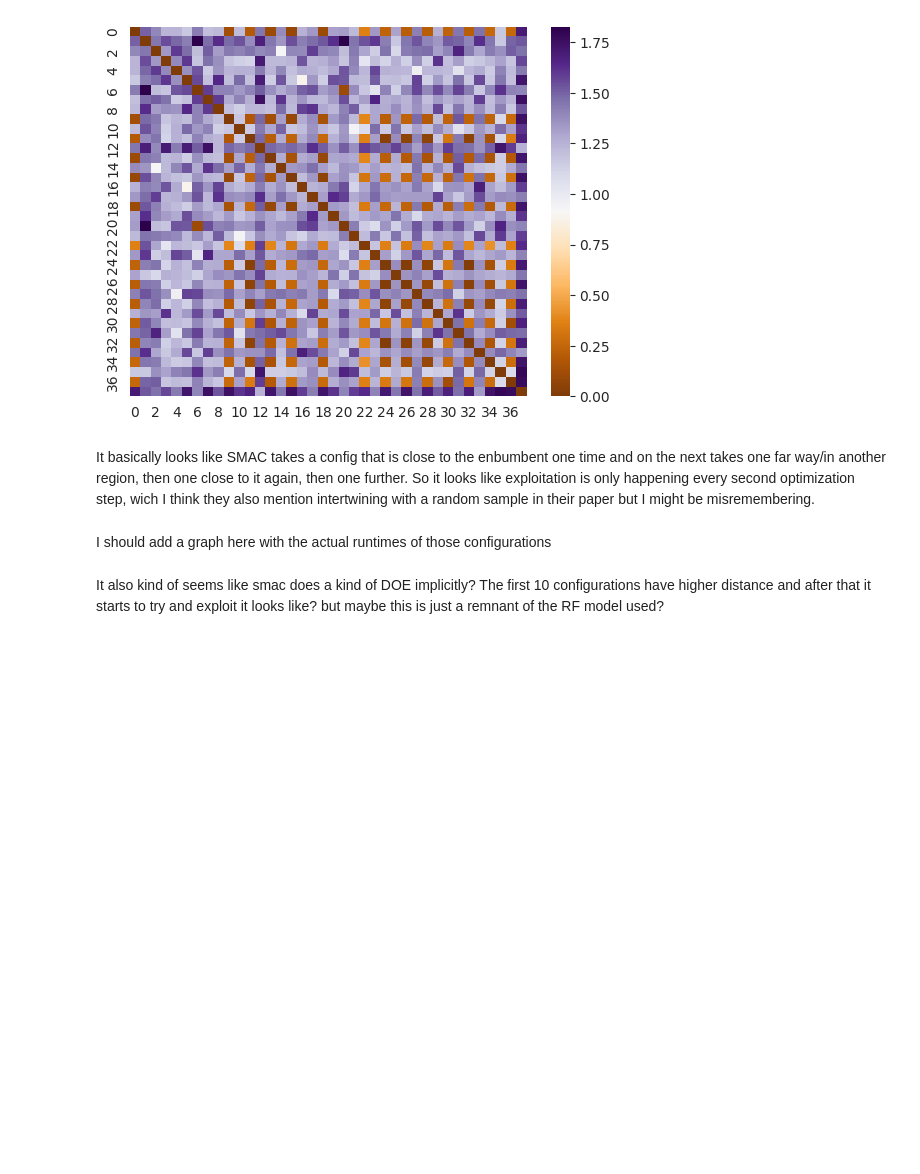
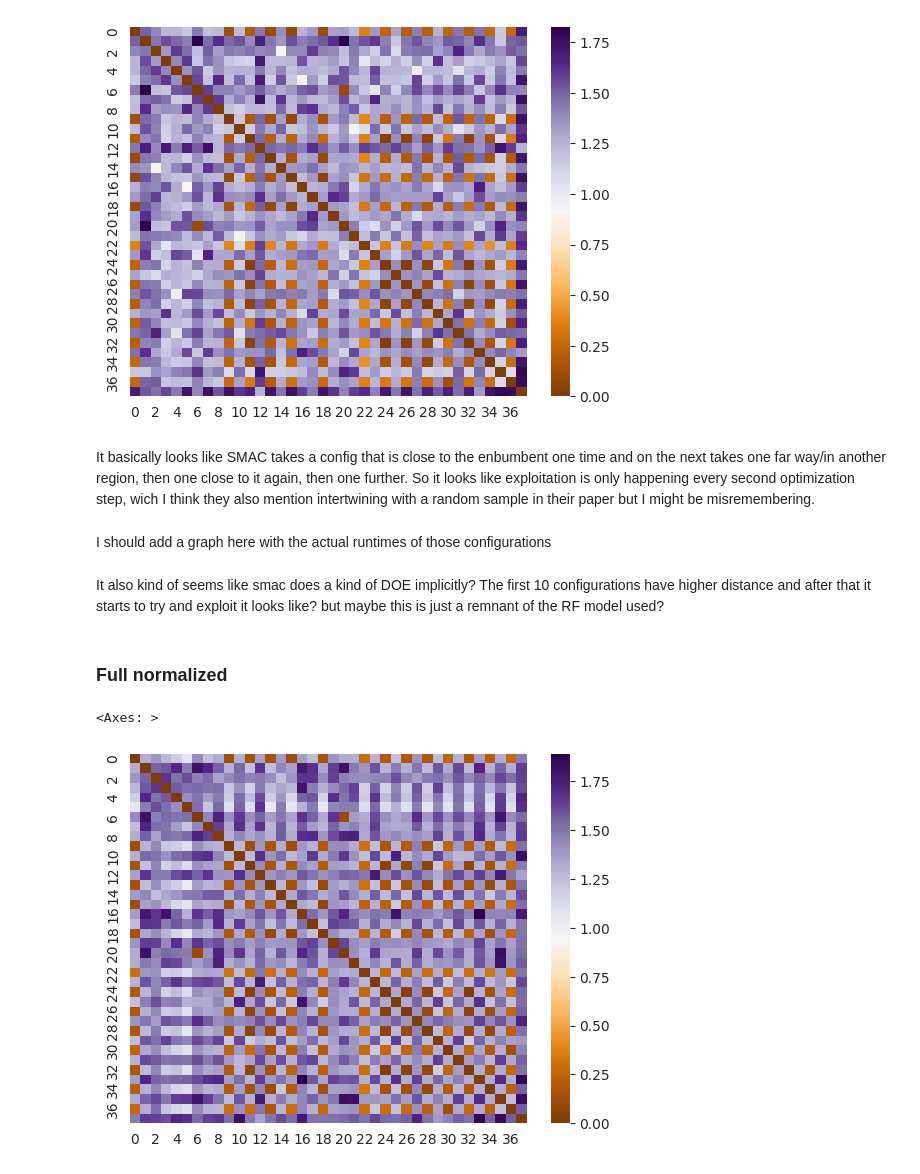
Before and after one commit to Skippybal/Styx, a Jupyter notebook: Distances_Casmo_SMAC.ipynb, the cells around one changed output. Drawn from its saved outputs; the diff is of its cells as text; code cells hidden in the pictures; blank space fills up the shorter version.

```diff
--- a/Distances_Casmo_SMAC.ipynb
+++ b/Distances_Casmo_SMAC.ipynb
@@ -303,3 +378,13 @@ It basically looks like SMAC takes a config that is close to the enbumbent one t
 I should add a graph here with the actual runtimes of those configurations
 # %% [markdown]
 It also kind of seems like smac does a kind of DOE implicitly? The first 10 configurations have higher distance and after that it starts to try and exploit it looks like? but maybe this is just a remnant of the RF model used?
+# %% [markdown]
+### Full normalized
+# %%
+full_euc_smac_norm = smac_euc_dist_normalized + smac_euc_dist_normalized.T
+
+normal_euc_smac_norm = (full_euc_smac_norm - np.min(full_euc_smac_norm)) / (np.max(full_euc_smac_norm) - np.min(full_euc_smac_norm))
+sns.heatmap(normal_euc_smac_norm + normal_hat_smac, cmap="PuOr")
+# %% [output]
+<Axes: >
+[figure, added]
```
Also changed, not shown: parts of 14 cells of this notebook.
